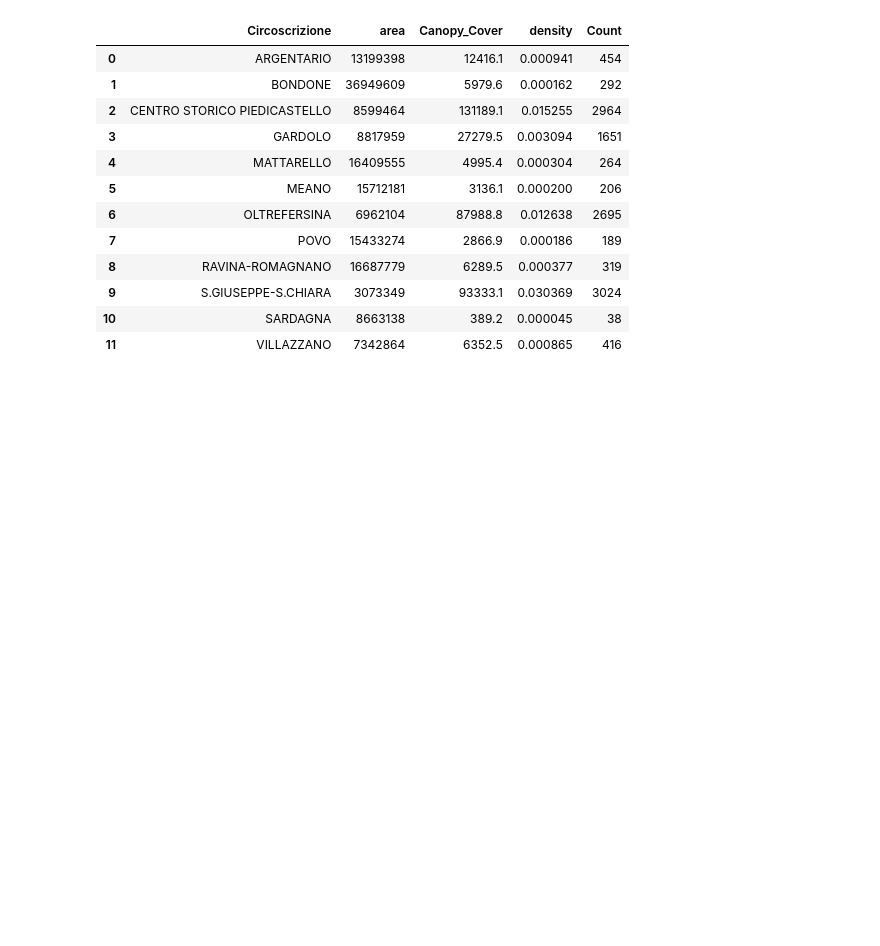
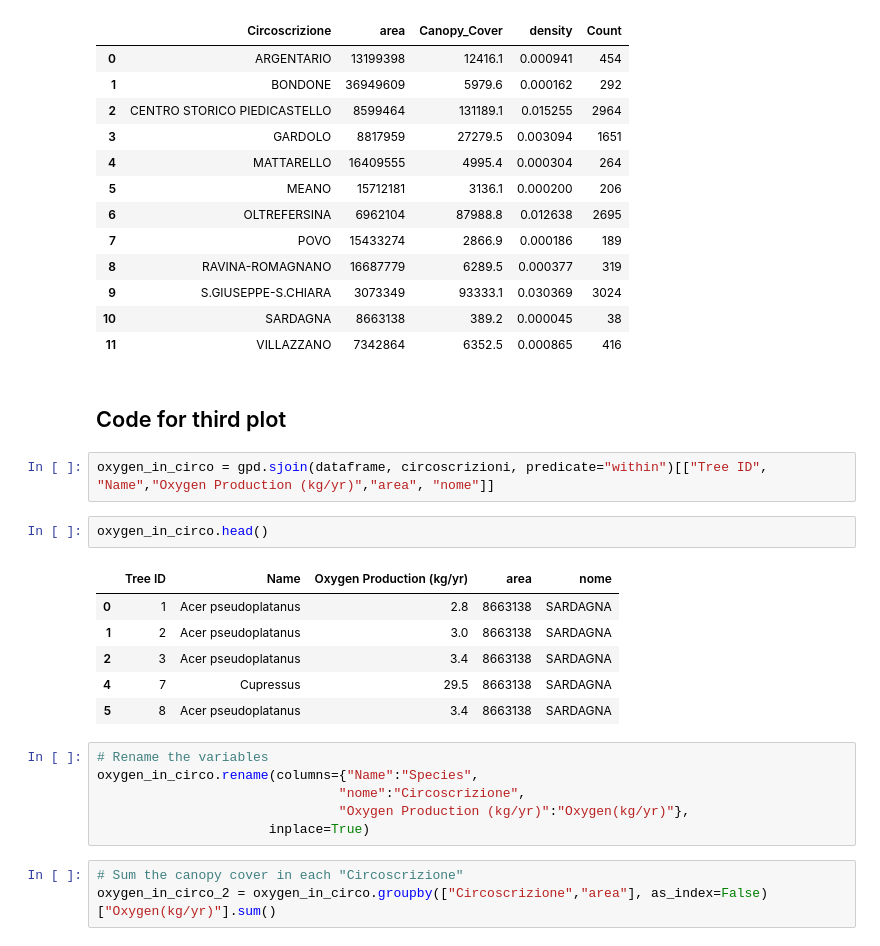
Before and after one commit to Liathan/Liathan.github.io, a Jupyter notebook: py_scripts/notebooks/assignment-3-code.ipynb, the cells around one changed output. Saved outputs shown, nothing was run; the diff lists cells and outputs as text; blank space fills up the shorter version.

```diff
--- a/py_scripts/notebooks/assignment-3-code.ipynb
+++ b/py_scripts/notebooks/assignment-3-code.ipynb
@@ -257,3 +257,25 @@ pd.read_csv("../../data/assign3/assign3-plot2.csv")
 | 9 | S.GIUSEPPE-S.CHIARA | 3073349 | 93333.1 | 0.030369 | 3024 |
 | 10 | SARDAGNA | 8663138 | 389.2 | 0.000045 | 38 |
 | 11 | VILLAZZANO | 7342864 | 6352.5 | 0.000865 | 416 |
+# %% [markdown]
+## Code for third plot
+# %%
+oxygen_in_circo = gpd.sjoin(dataframe, circoscrizioni, predicate="within")[["Tree ID", "Name","Oxygen Production (kg/yr)","area", "nome"]]
+# %%
+oxygen_in_circo.head()
+# %% [output]
+|  | Tree ID | Name | Oxygen Production (kg/yr) | area | nome |
+| 0 | 1 | Acer pseudoplatanus | 2.8 | 8663138 | SARDAGNA |
+| 1 | 2 | Acer pseudoplatanus | 3.0 | 8663138 | SARDAGNA |
+| 2 | 3 | Acer pseudoplatanus | 3.4 | 8663138 | SARDAGNA |
+| 4 | 7 | Cupressus | 29.5 | 8663138 | SARDAGNA |
+| 5 | 8 | Acer pseudoplatanus | 3.4 | 8663138 | SARDAGNA |
+# %%
+# Rename the variables
+oxygen_in_circo.rename(columns={"Name":"Species",
+                               "nome":"Circoscrizione",
+                               "Oxygen Production (kg/yr)":"Oxygen(kg/yr)"},
+                      inplace=True)
+# %%
+# Sum the canopy cover in each "Circoscrizione"
+oxygen_in_circo_2 = oxygen_in_circo.groupby(["Circoscrizione","area"], as_index=False)["Oxygen(kg/yr)"].sum()
```
Also changed, not shown: parts of 5 cells of this notebook, 4 other files.
